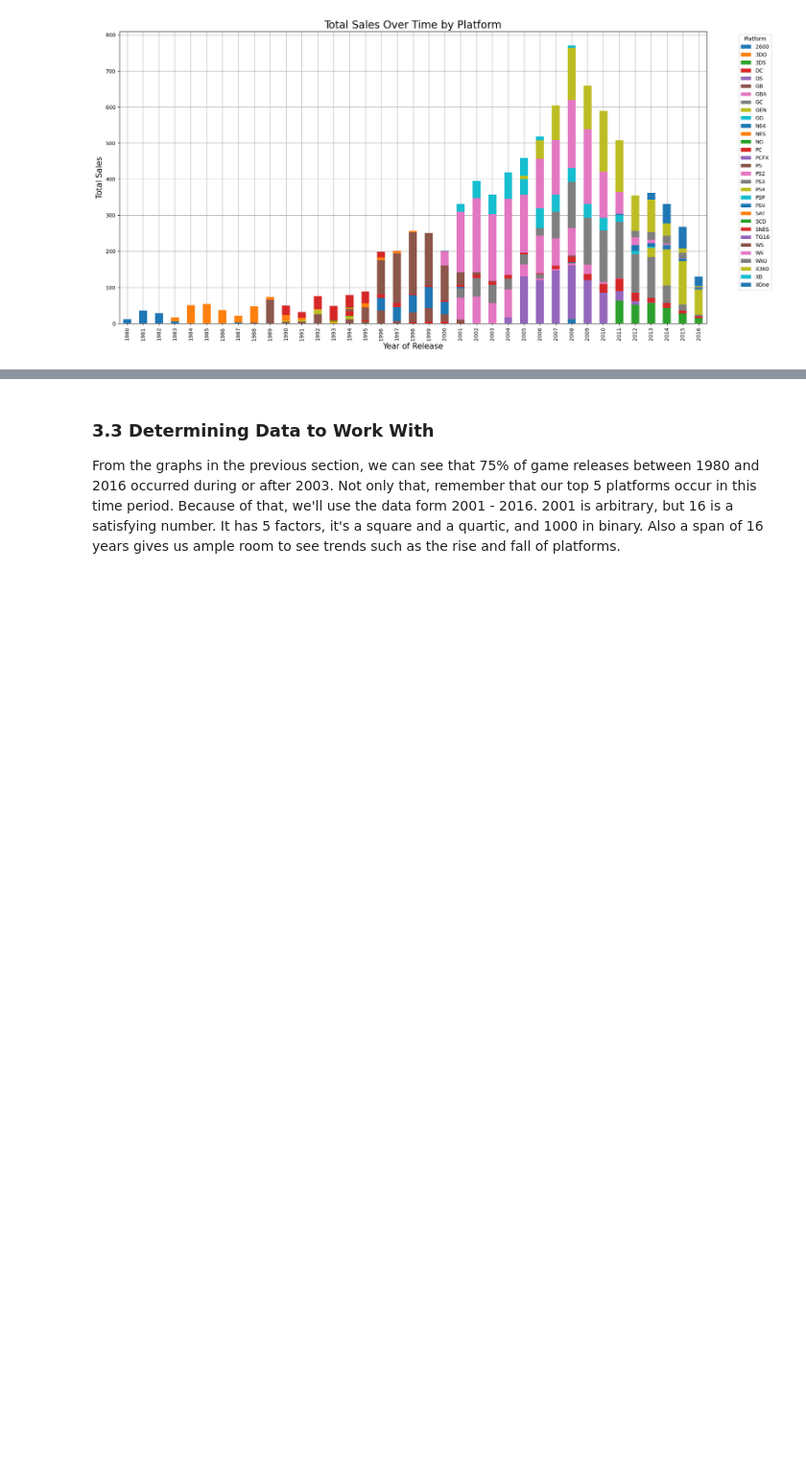
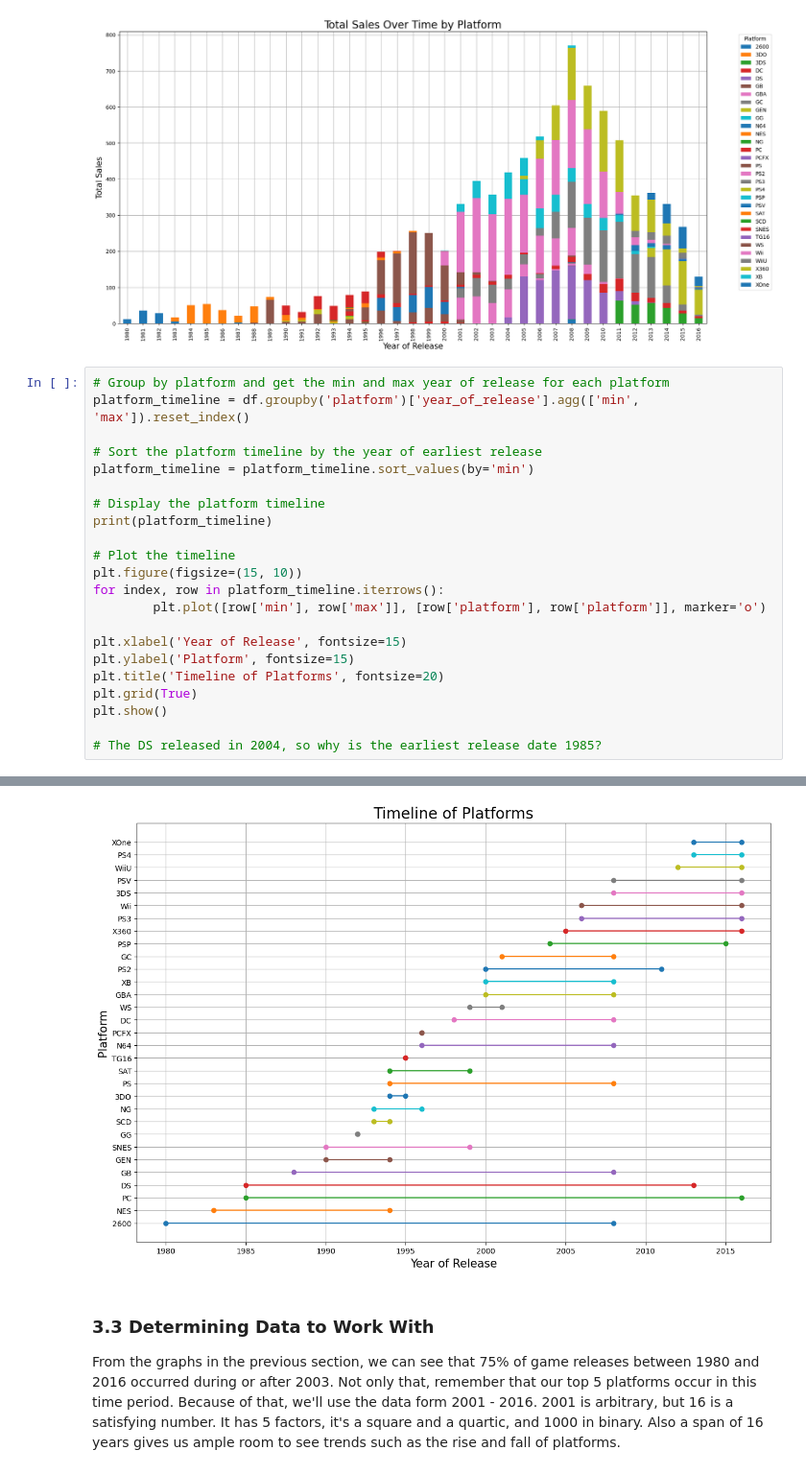
Before and after one commit to Vyncent-vdW/sprint_5_game_platforms, a Jupyter notebook: games_df.ipynb, the cells around one changed output, grey strips where cells are left out. Shown at 96% size. Drawn from its saved outputs; the diff is of its cells as text; blank space fills up the shorter version.

```diff
--- a/games_df.ipynb
+++ b/games_df.ipynb
@@ -697,3 +707,26 @@ plt.legend(title='Platform', bbox_to_anchor=(1.05, 1), loc='upper left')
 plt.show()
 # %% [output]
 [figure]
+# %%
+# Group by platform and get the min and max year of release for each platform
+platform_timeline = df.groupby('platform')['year_of_release'].agg(['min', 'max']).reset_index()
+
+# Sort the platform timeline by the year of earliest release
+platform_timeline = platform_timeline.sort_values(by='min')
+
+# Display the platform timeline
+print(platform_timeline)
+
+# Plot the timeline
+plt.figure(figsize=(15, 10))
+for index, row in platform_timeline.iterrows():
+        plt.plot([row['min'], row['max']], [row['platform'], row['platform']], marker='o')
+
+plt.xlabel('Year of Release', fontsize=15)
+plt.ylabel('Platform', fontsize=15)
+plt.title('Timeline of Platforms', fontsize=20)
+plt.grid(True)
+plt.show()
+
+# The DS released in 2004, so why is the earliest release date 1985?
+# %% [output]
@@ -700,3 +750,4 @@ plt.show()
+[figure, added]
 # %% [markdown]
 ### 3.3 Determining Data to Work With
 From the graphs in the previous section, we can see that 75% of game releases between 1980 and 2016 occurred during or after 2003. Not only that, remember that our top 5 platforms occur in this time period. Because of that, we'll use the data form 2001 - 2016. 2001 is arbitrary, but 16 is a satisfying number. It has 5 factors, it's a square and a quartic, and 1000 in binary. Also a span of 16 years gives us ample room to see trends such as the rise and fall of platforms.
```
Also changed, not shown: parts of 16 cells of this notebook.
